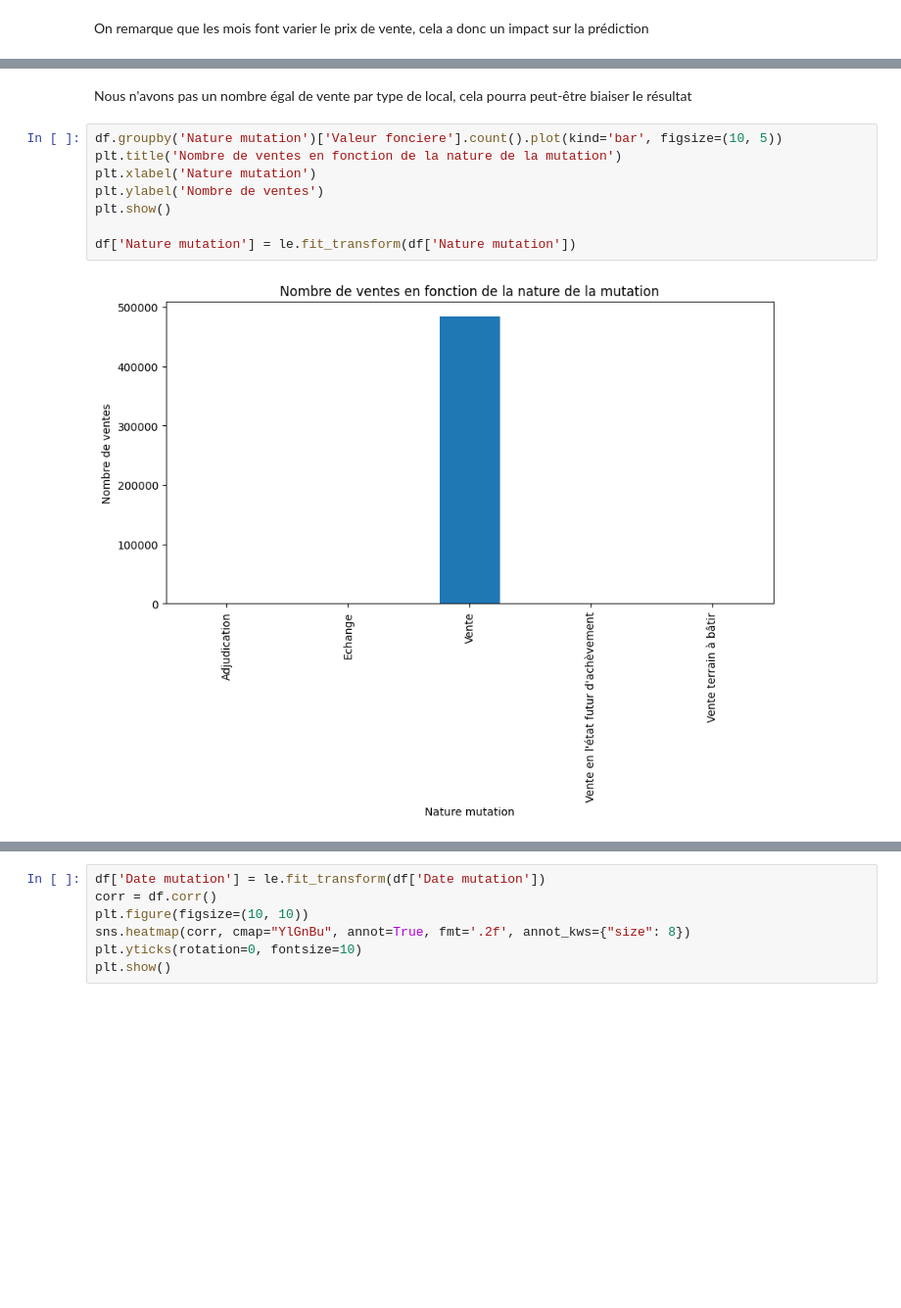
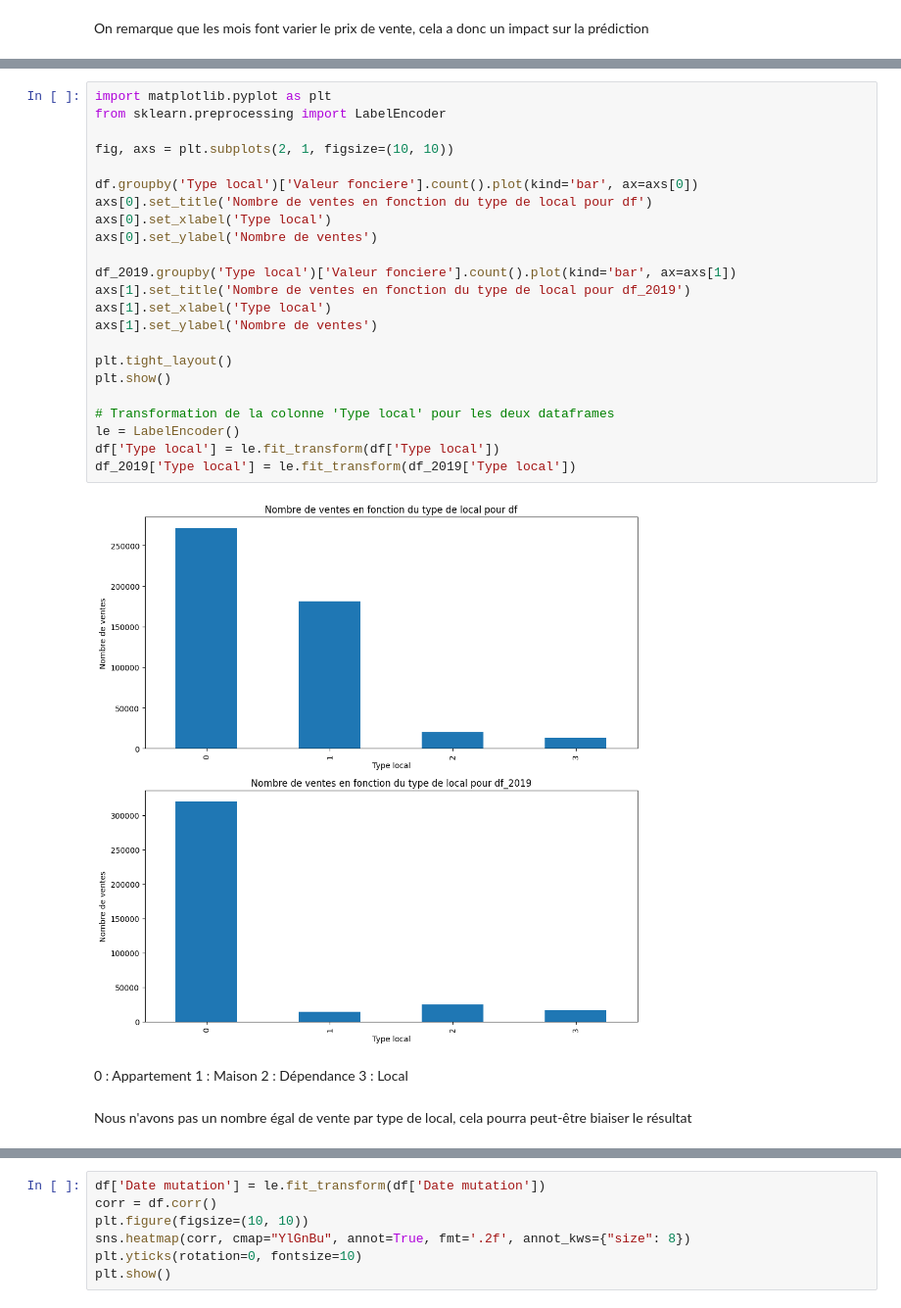
Before and after one commit to JZhg02/MasterCamp, a Jupyter notebook: nicolas copy.ipynb, the cells around one changed output, grey strips where cells are left out. Shown at 98% size. Saved outputs shown, nothing was run; the diff lists cells and outputs as text; blank space fills up the shorter version.

```diff
--- a/nicolas copy.ipynb
+++ b/nicolas copy.ipynb
@@ -176,12 +230,32 @@ df['Type local'] = le.fit_transform(df['Type local'])
+# %%
+import matplotlib.pyplot as plt
+from sklearn.preprocessing import LabelEncoder
+
+fig, axs = plt.subplots(2, 1, figsize=(10, 10))
+
+df.groupby('Type local')['Valeur fonciere'].count().plot(kind='bar', ax=axs[0])
+axs[0].set_title('Nombre de ventes en fonction du type de local pour df')
+axs[0].set_xlabel('Type local')
+axs[0].set_ylabel('Nombre de ventes')
+
+df_2019.groupby('Type local')['Valeur fonciere'].count().plot(kind='bar', ax=axs[1])
+axs[1].set_title('Nombre de ventes en fonction du type de local pour df_2019')
+axs[1].set_xlabel('Type local')
+axs[1].set_ylabel('Nombre de ventes')
+
+plt.tight_layout()
+plt.show()
+
+# Transformation de la colonne 'Type local' pour les deux dataframes
+le = LabelEncoder()
+df['Type local'] = le.fit_transform(df['Type local'])
+df_2019['Type local'] = le.fit_transform(df_2019['Type local'])
+# %% [output]
+[figure, added]
+# %% [markdown]
+0 : Appartement
+1 : Maison
+2 : Dépendance
+3 : Local
 # %% [markdown]
 Nous n'avons pas un nombre égal de vente par type de local, cela pourra peut-être biaiser le résultat
-# %%
-df.groupby('Nature mutation')['Valeur fonciere'].count().plot(kind='bar', figsize=(10, 5))
-plt.title('Nombre de ventes en fonction de la nature de la mutation')
-plt.xlabel('Nature mutation')
-plt.ylabel('Nombre de ventes')
-plt.show()
-
-df['Nature mutation'] = le.fit_transform(df['Nature mutation'])
-# %% [output]
-[figure, removed]
```
Also changed, not shown: parts of 21 cells of this notebook.
